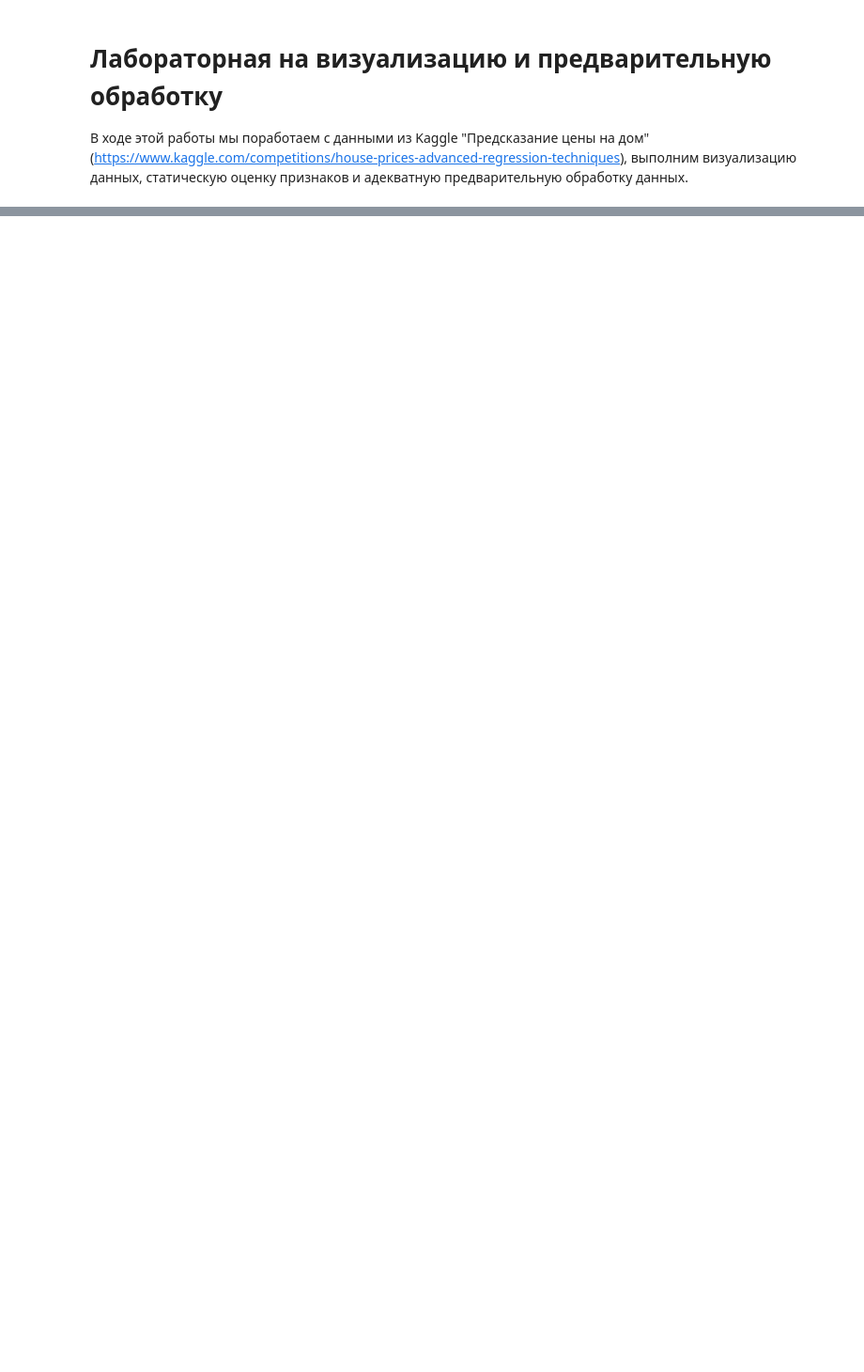
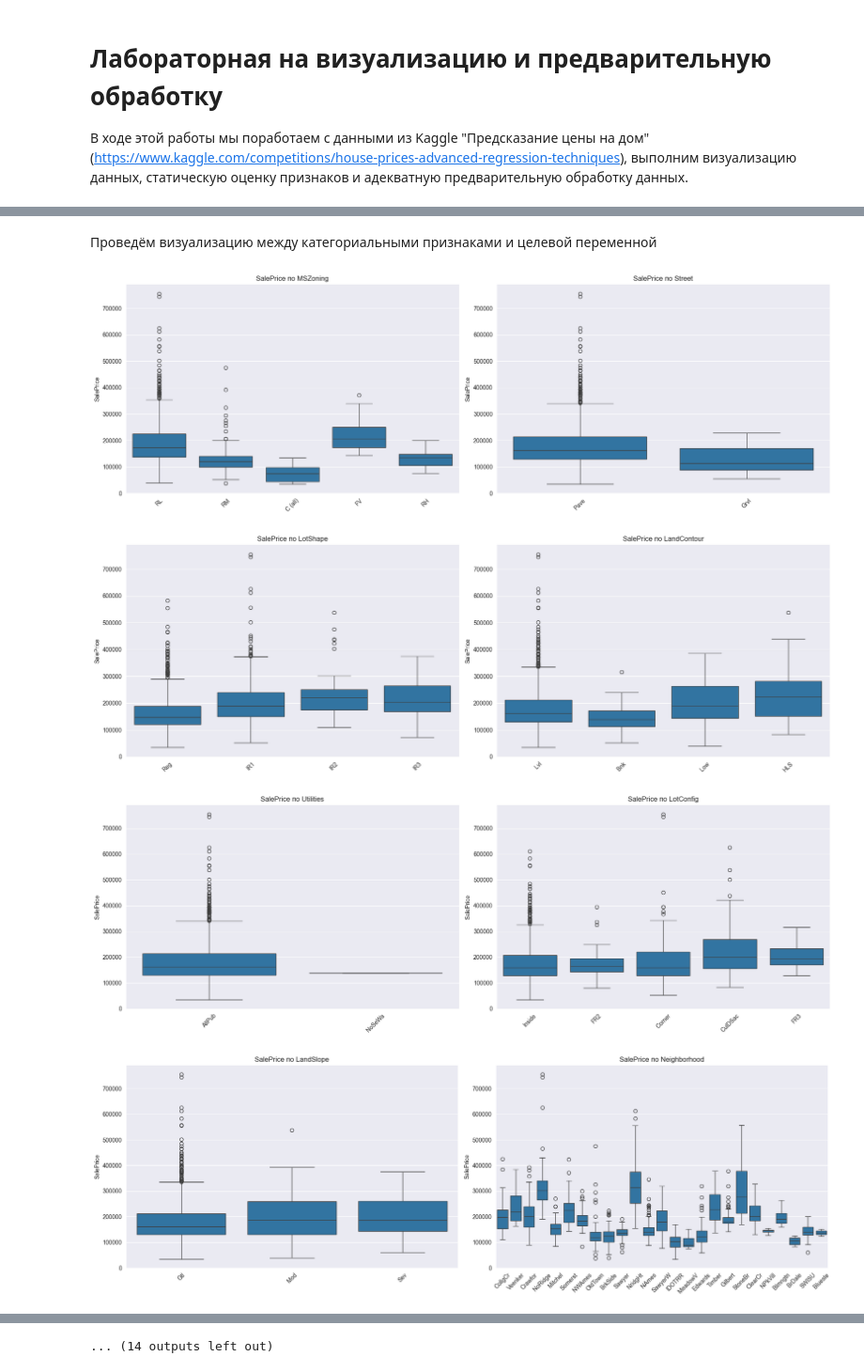
Before and after one commit to lomonoga/ML_Learning_Labs, a Jupyter notebook: lab_0/sample.ipynb, the cells around one changed output, grey strips where cells are left out. Shown at 94% size. Drawn from its saved outputs; the diff is of its cells as text; code cells hidden in the pictures; blank space fills up the shorter version.

```diff
--- a/lab_0/sample.ipynb
+++ b/lab_0/sample.ipynb
@@ -21,0 +117,10 @@ from sklearn.compose import ColumnTransformer
+# %%
+incorrect_columns = ['MSSubClass', 'OverallQual', 'OverallCond', 'TotRmsAbvGrd', 'MoSold', 'BsmtFullBath',
+                     'BsmtHalfBath', 'FullBath', 'HalfBath',
+                     'BedroomAbvGr', 'KitchenAbvGr', 'Fireplaces', 'GarageCars']
+
+for column in incorrect_columns:
+    cat_columns.append(column)
+    num_columns.remove(column)
+
+num_columns
@@ -21,0 +191,48 @@ from sklearn.compose import ColumnTransformer
+# %% [markdown]
+Проведём визуализацию между категориальными признаками и целевой переменной
+# %%
+for i in range(0, len(cat_columns), 2):
+    plt.figure(figsize=(18, 6))
+
+    plt.subplot(1, 2, 1)
+    cat1 = cat_columns[i]
+
+    grouped_stats1 = df.groupby(cat1)[target_column].agg([
+        ('count', 'count'), ('mean', 'mean'), ('std', 'std'),
+        ('min', 'min'), ('max', 'max'), ('median', 'median')
+    ]).round(3)
+    grouped_stats1 = grouped_stats1.sort_values('mean', ascending=False)
+
+    top_categories1 = grouped_stats1.index
+    top_data1 = df[df[cat1].isin(top_categories1)]
+
+    sns.boxplot(data=top_data1, x=cat1, y=target_column)
+    plt.xticks(rotation=45)
+    plt.title(f'{target_column} по {cat1}')
+    plt.xlabel('')
+
+    if i + 1 < len(cat_columns):
+        plt.subplot(1, 2, 2)
+        cat2 = cat_columns[i + 1]
+
+        grouped_stats2 = df.groupby(cat2)[target_column].agg([
+            ('count', 'count'), ('mean', 'mean'), ('std', 'std'),
+            ('min', 'min'), ('max', 'max'), ('median', 'median')
+        ]).round(3)
+        grouped_stats2 = grouped_stats2.sort_values('mean', ascending=False)
+
+        top_categories2 = grouped_stats2.index
+        top_data2 = df[df[cat2].isin(top_categories2)]
+
+        sns.boxplot(data=top_data2, x=cat2, y=target_column)
+        plt.xticks(rotation=45)
+        plt.title(f'{target_column} по {cat2}')
+        plt.xlabel('')
+
+    plt.tight_layout()
+    plt.show()
+# %% [output]
+[figure, added]
+[figure, added]
+[figure, added]
+[figure, added]
@@ -21,0 +247 @@ from sklearn.compose import ColumnTransformer
+... (14 outputs left out)
```
Also changed, not shown: parts of 32 cells of this notebook.
